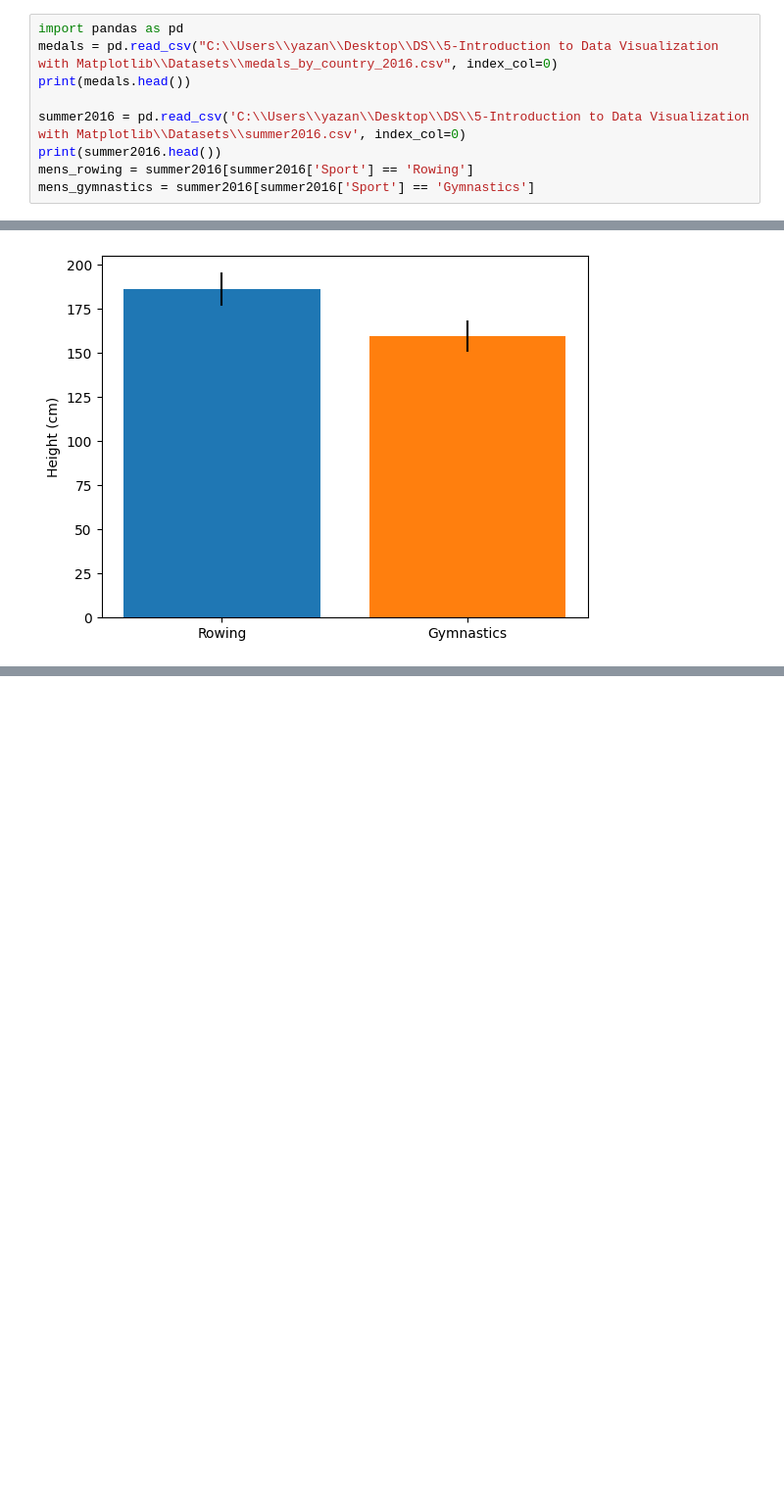
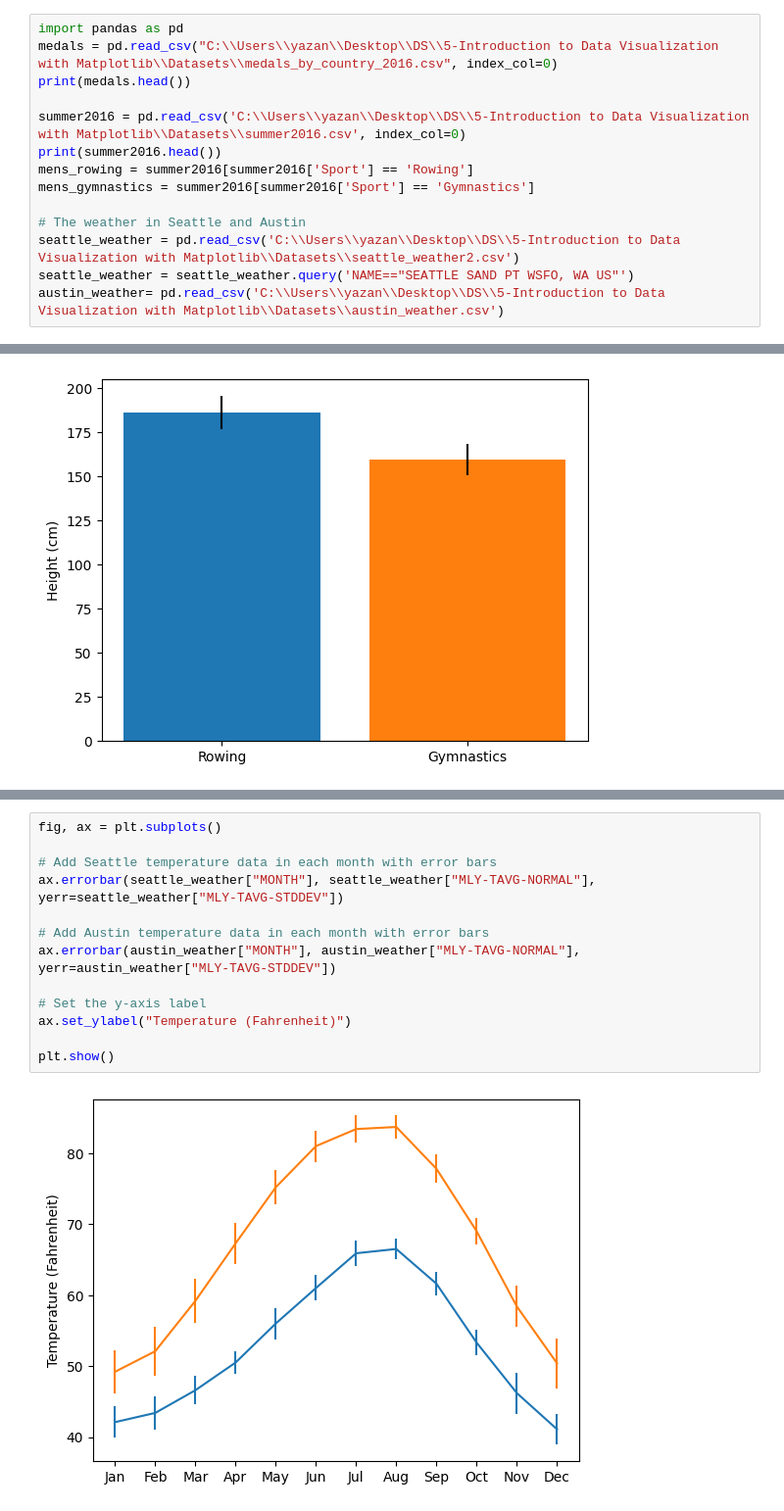
Before and after one commit to yazanhannun/Introduction-to-Data-Visualizations-in-Matplotlib, a Jupyter notebook: 3_ Quantitative comparisons and statistical visualizations.ipynb, the cells around one changed output, grey strips where cells are left out. Shown: that part at 98% size. Drawn from its saved outputs; the diff is of its cells as text; blank space fills up the shorter version.

Commit message:
Statistical plotting /Adding error bar to a plot

```diff
--- a/3_ Quantitative comparisons and statistical visualizations.ipynb
+++ b/3_ Quantitative comparisons and statistical visualizations.ipynb
@@ -9,6 +9,11 @@ summer2016 = pd.read_csv('C:\\Users\\yazan\\Desktop\\DS\\5-Introduction to Data
 print(summer2016.head())
 mens_rowing = summer2016[summer2016['Sport'] == 'Rowing']
 mens_gymnastics = summer2016[summer2016['Sport'] == 'Gymnastics']
+
+# The weather in Seattle and Austin
+seattle_weather = pd.read_csv('C:\\Users\\yazan\\Desktop\\DS\\5-Introduction to Data Visualization with Matplotlib\\Datasets\\seattle_weather2.csv')
+seattle_weather = seattle_weather.query('NAME=="SEATTLE SAND PT WSFO, WA US"')
+austin_weather= pd.read_csv('C:\\Users\\yazan\\Desktop\\DS\\5-Introduction to Data Visualization with Matplotlib\\Datasets\\austin_weather.csv')
 # %% [output]
                Bronze  Gold  Silver
 United States      67   137      52
@@ -159,0 +175,15 @@ plt.show()
+# %%
+fig, ax = plt.subplots()
+
+# Add Seattle temperature data in each month with error bars
+ax.errorbar(seattle_weather["MONTH"], seattle_weather["MLY-TAVG-NORMAL"], yerr=seattle_weather["MLY-TAVG-STDDEV"])
+
+# Add Austin temperature data in each month with error bars
+ax.errorbar(austin_weather["MONTH"], austin_weather["MLY-TAVG-NORMAL"], yerr=austin_weather["MLY-TAVG-STDDEV"])
+
+# Set the y-axis label
+ax.set_ylabel("Temperature (Fahrenheit)")
+
+plt.show()
+# %% [output]
+[figure, added]
```
Also changed, not shown: parts of 2 cells of this notebook.
